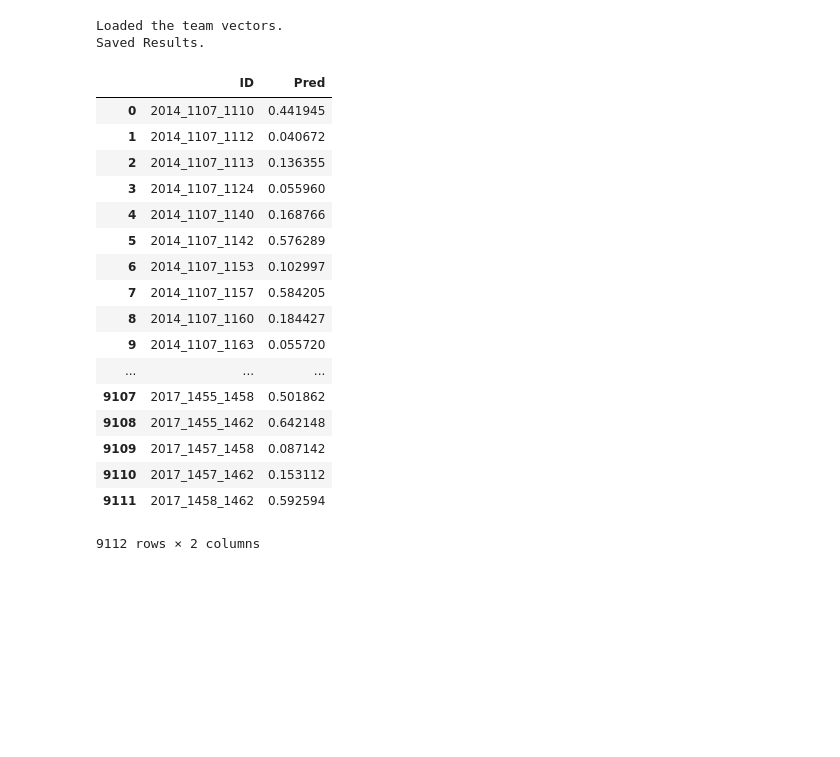
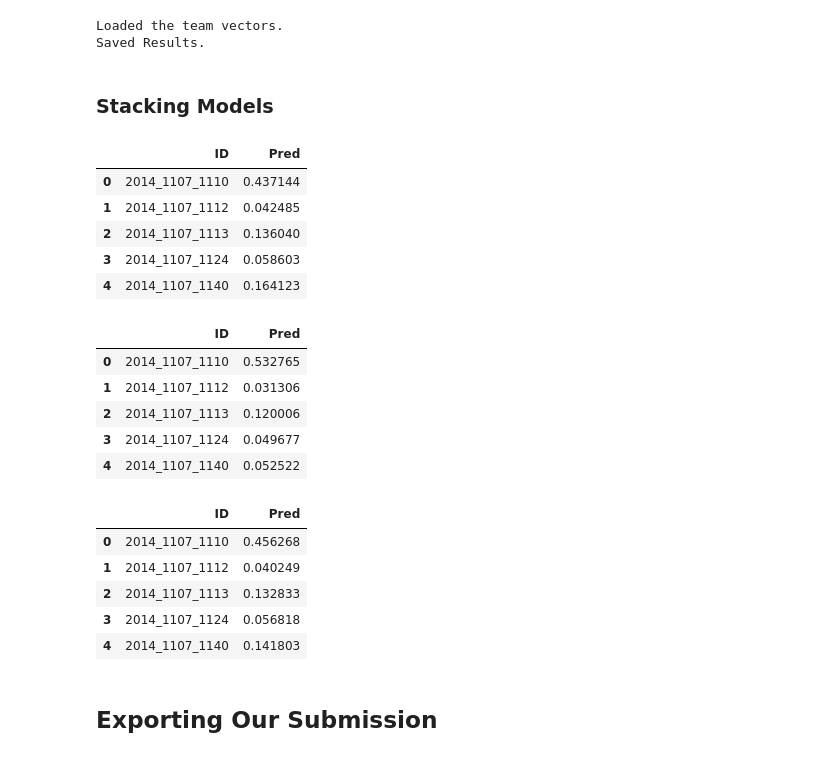
Before and after one commit to bricewalker/NCAA-2018-Mens-March-Madness, a Jupyter notebook: Madness.ipynb, the cells around one changed output. Drawn from its saved outputs; the diff is of its cells as text; code cells hidden in the pictures; blank space fills up the shorter version.

```diff
--- a/Madness.ipynb
+++ b/Madness.ipynb
@@ -1255,25 +1289,39 @@ createPrediction()
 # %% [output]
 Loaded the team vectors.
 Saved Results.
+# %% [markdown]
+<a id='stacking'></a>
+### Stacking Models
 # %%
 results = pd.read_csv('result.csv')
-results
+results.head()
 # %% [output]
 |  | ID | Pred |
-| 0 | 2014_1107_1110 | 0.441945 |
-| 1 | 2014_1107_1112 | 0.040672 |
-| 2 | 2014_1107_1113 | 0.136355 |
-| 3 | 2014_1107_1124 | 0.055960 |
-| 4 | 2014_1107_1140 | 0.168766 |
-| 5 | 2014_1107_1142 | 0.576289 |
-| 6 | 2014_1107_1153 | 0.102997 |
-| 7 | 2014_1107_1157 | 0.584205 |
-| 8 | 2014_1107_1160 | 0.184427 |
-| 9 | 2014_1107_1163 | 0.055720 |
-| ... | ... | ... |
-| 9107 | 2017_1455_1458 | 0.501862 |
-| 9108 | 2017_1455_1462 | 0.642148 |
-| 9109 | 2017_1457_1458 | 0.087142 |
-| 9110 | 2017_1457_1462 | 0.153112 |
-| 9111 | 2017_1458_1462 | 0.592594 |
+| 0 | 2014_1107_1110 | 0.437144 |
+| 1 | 2014_1107_1112 | 0.042485 |
+| 2 | 2014_1107_1113 | 0.136040 |
+| 3 | 2014_1107_1124 | 0.058603 |
+| 4 | 2014_1107_1140 | 0.164123 |
-9112 rows × 2 columns
+# %%
+trueskill_pd.head()
+# %% [output]
+|  | ID | Pred |
+| 0 | 2014_1107_1110 | 0.532765 |
+| 1 | 2014_1107_1112 | 0.031306 |
+| 2 | 2014_1107_1113 | 0.120006 |
+| 3 | 2014_1107_1124 | 0.049677 |
+| 4 | 2014_1107_1140 | 0.052522 |
+# %%
+new_results = sample_sub_pd
+new_results.Pred = (trueskill_pd.Pred * 0.2 + results.Pred * 0.8)
+new_results.head()
+# %% [output]
+|  | ID | Pred |
+| 0 | 2014_1107_1110 | 0.456268 |
+| 1 | 2014_1107_1112 | 0.040249 |
+| 2 | 2014_1107_1113 | 0.132833 |
+| 3 | 2014_1107_1124 | 0.056818 |
+| 4 | 2014_1107_1140 | 0.141803 |
+# %% [markdown]
+<a id='exporting'></a>
+## Exporting Our Submission
```
Also changed, not shown: parts of 26 cells of this notebook, 2 other files.
